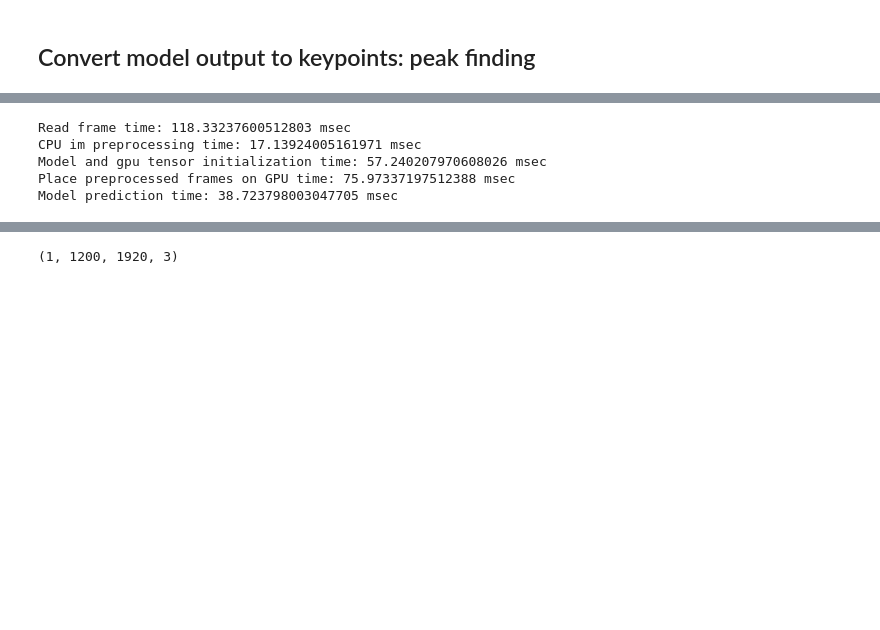
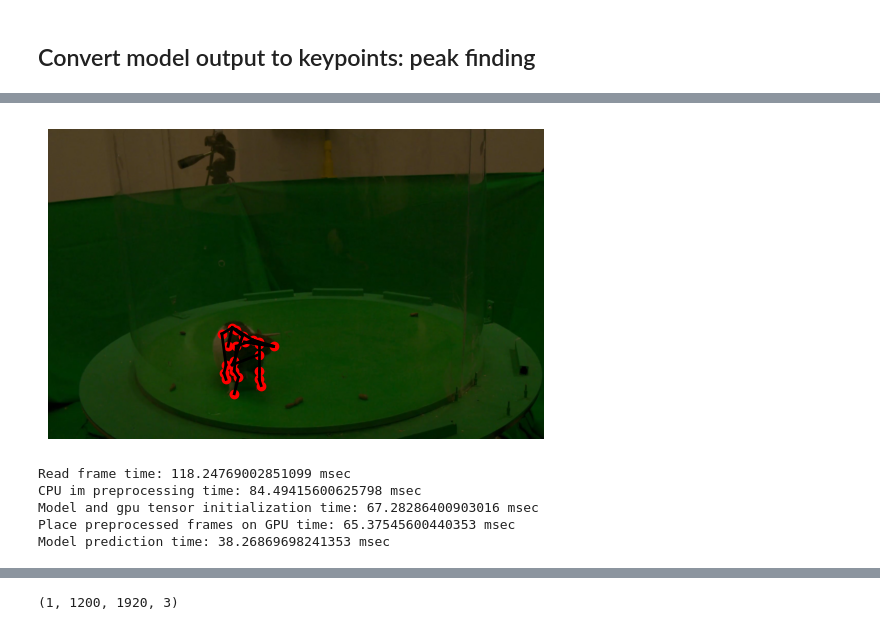
Before and after one commit to dysprague/campy, a Jupyter notebook: campy/test_model_pipeline.ipynb, the cells around one changed output, grey strips where cells are left out. Saved outputs shown, nothing was run; the diff lists cells and outputs as text; code cells hidden in the pictures; blank space fills up the shorter version.

```diff
--- a/campy/test_model_pipeline.ipynb
+++ b/campy/test_model_pipeline.ipynb
@@ -836,3 +999,18 @@ def resize_image(image: tf.Tensor, scale: tf.Tensor) -> tf.Tensor:
+# %%
+fig = plt.figure()
+
+plt.imshow(np.squeeze(convert_rgb_to_bgr(frame)))
+
+plt.scatter(peaks_all[100,:,0], peaks_all[100,:,1], c='red', marker='o')
+for edge in edges:
+    start = peaks_all[100,edge[0],:]
+    end = peaks_all[100,edge[1],:]
+    plt.plot([start[0], end[0]], [start[1],end[1]], 'k-', lw=2)
+
+plt.axis('off')
+plt.show()
+# %% [output]
+[figure, added]
 # %%
 model_path = '../models/250421_183045.single_instance.n=8280.trt.FP32'
 model = OptimizedModel(model_path)
@@ -847,13 +1025,15 @@ video_path = '../../CLIRB/data/vidSavesSLP/ARID1B_WK1_2022_10_10_M1_mov.mp4'
 t0 = perf_counter()
 
 frame = read_frames(video_path, fidxs=[100], grayscale=False)
-frame_use = tf.image.convert_image_dtype(frame_use, tf.float32)
+frame_use = tf.image.convert_image_dtype(frame, tf.float32)
 
 t1 = perf_counter()
 
 with tf.device('/CPU:0'):
     imresized = resize_image(frame_use, 0.5)
+    imresized = convert_rgb_to_bgr(imresized)
     imresized = tf.transpose(pad_to_stride(imresized, 8), perm=[0,3,1,2])
+
     #imresized = tf.cast(tf.image.resize(frame, size=[600,960], method='bilinear', preserve_aspect_ratio=False, antialias=False,), tf.float32)
 #ready for processing
 
@@ -885,11 +1065,11 @@ print(f'Model and gpu tensor initialization time: {(t3-t2)*1000} msec')
 print(f'Place preprocessed frames on GPU time: {(t4-t3)*1000} msec')
 print(f'Model prediction time: {(t5-t4)*1000} msec')
 # %% [output]
-Read frame time: 118.33237600512803 msec
-CPU im preprocessing time: 17.13924005161971 msec
-Model and gpu tensor initialization time: 57.240207970608026 msec
-Place preprocessed frames on GPU time: 75.97337197512388 msec
-Model prediction time: 38.723798003047705 msec
+Read frame time: 118.24769002851099 msec
+CPU im preprocessing time: 84.49415600625798 msec
+Model and gpu tensor initialization time: 67.28286400903016 msec
+Place preprocessed frames on GPU time: 65.37545600440353 msec
+Model prediction time: 38.26869698241353 msec
 # %%
 t0 = perf_counter()
 
```
Also changed, not shown: parts of 20 cells of this notebook.
